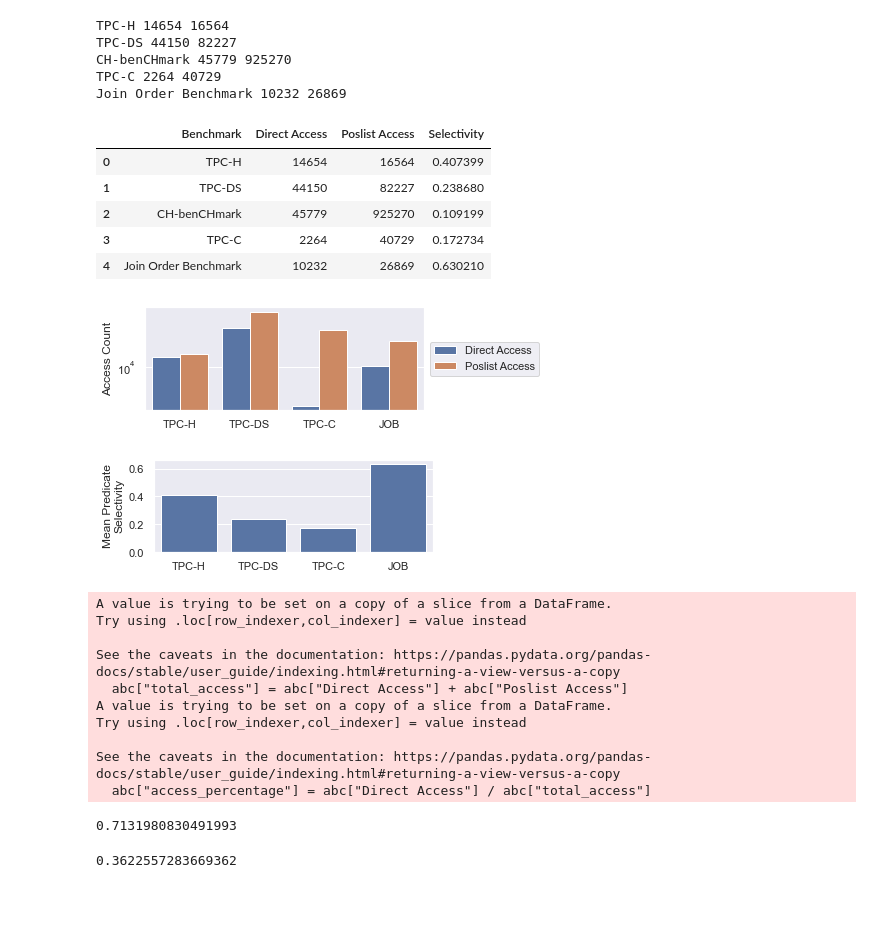
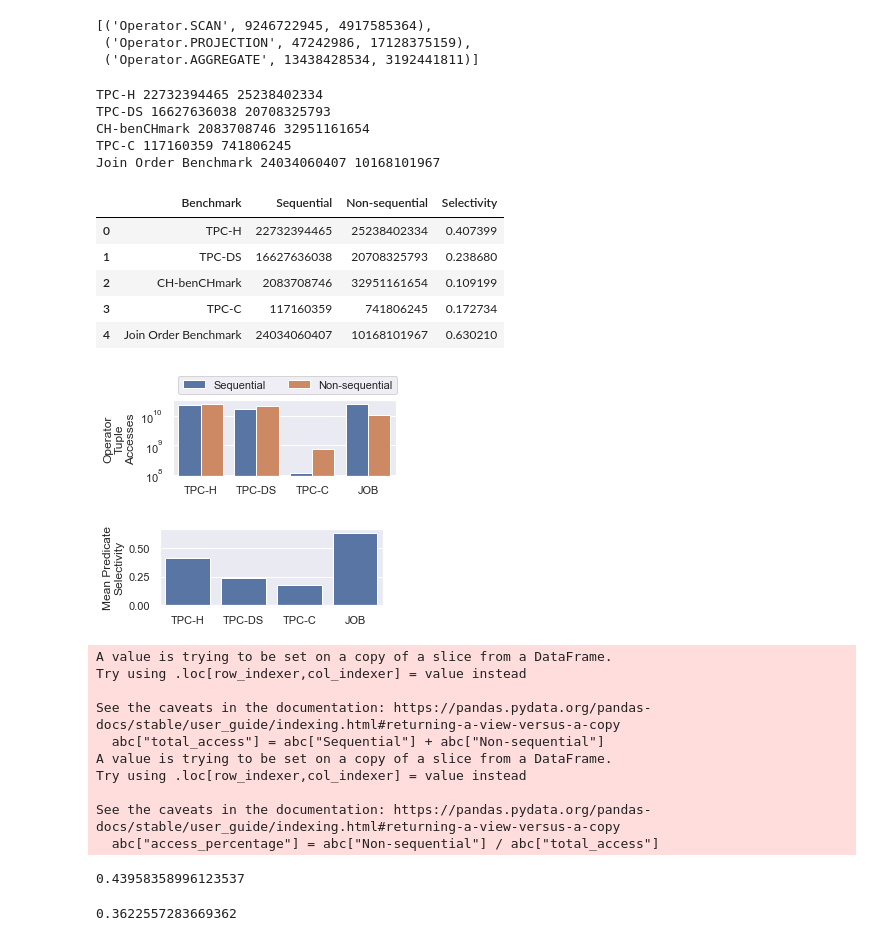
Before and after one commit to linuslh1996/column-compression, a Jupyter notebook: notebooks/AnalyseWorkloadsRandomAccess.ipynb, the cells around one changed output. Drawn from its saved outputs; the diff is of its cells as text; code cells hidden in the pictures; blank space fills up the shorter version.

```diff
--- a/notebooks/AnalyseWorkloadsRandomAccess.ipynb
+++ b/notebooks/AnalyseWorkloadsRandomAccess.ipynb
@@ -102,9 +102,18 @@ def get_workload_data(workload_directory: Path) -> DataFrame:
         # Calculate Information
         #grouped_by_column_type: DataFrame = table.groupby([COLUMN_TYPE, DATA_TYPE, OPERATOR_TYPE, WORKLOAD], as_index=False)[RUNTIME_S].sum().reset_index()
         # 0: DATA, 1: REFERENCE
-        g = table.groupby(COLUMN_TYPE)[COLUMN_TYPE].count()
-        aggregated_data.append((str(operator), g[0], g[1] if len(g) > 1 else 0))
+        try:
+            g = table.groupby(COLUMN_TYPE)["INPUT_ROW_COUNT"].sum()
+            aggregated_data.append((str(operator), g[0], g[1] if len(g) > 1 else 0))
+        except KeyError:
+             continue
     return aggregated_data
+
+get_workload_data(workloads / "TPC-H")
+# %% [output]
+[('Operator.SCAN', 9246722945, 4917585364),
+ ('Operator.PROJECTION', 47242986, 17128375159),
+ ('Operator.AGGREGATE', 13438428534, 3192441811)]
 # %%
 relative = []
 for b in ["TPC-H", "TPC-DS", "CH-benCHmark", "TPC-C", "Join Order Benchmark"]:
@@ -120,45 +129,51 @@ for b in ["TPC-H", "TPC-DS", "CH-benCHmark", "TPC-C", "Join Order Benchmark"]:
 
     relative.append((b, data, ref, table["selectivity"].mean()))
 # %% [output]
-TPC-H 14654 16564
-TPC-DS 44150 82227
-CH-benCHmark 45779 925270
-TPC-C 2264 40729
-Join Order Benchmark 10232 26869
+TPC-H 22732394465 25238402334
+TPC-DS 16627636038 20708325793
+CH-benCHmark 2083708746 32951161654
+TPC-C 117160359 741806245
+Join Order Benchmark 24034060407 10168101967
 # %%
-df = pd.DataFrame(relative, columns=["Benchmark", "Direct Access", "Poslist Access", "Selectivity"])
+df = pd.DataFrame(relative, columns=["Benchmark", "Sequential", "Non-sequential", "Selectivity"])
 df
 # %% [output]
-|  | Benchmark | Direct Access | Poslist Access | Selectivity |
-| 0 | TPC-H | 14654 | 16564 | 0.407399 |
-| 1 | TPC-DS | 44150 | 82227 | 0.238680 |
-| 2 | CH-benCHmark | 45779 | 925270 | 0.109199 |
-| 3 | TPC-C | 2264 | 40729 | 0.172734 |
-| 4 | Join Order Benchmark | 10232 | 26869 | 0.630210 |
+|  | Benchmark | Sequential | Non-sequential | Selectivity |
+| 0 | TPC-H | 22732394465 | 25238402334 | 0.407399 |
+| 1 | TPC-DS | 16627636038 | 20708325793 | 0.238680 |
+| 2 | CH-benCHmark | 2083708746 | 32951161654 | 0.109199 |
+| 3 | TPC-C | 117160359 | 741806245 | 0.172734 |
+| 4 | Join Order Benchmark | 24034060407 | 10168101967 | 0.630210 |
 # %%
-sns.set(rc={'figure.figsize':(5,1.7)})
+sns.set(rc={'figure.figsize':(4,1.4)})
 df.loc[df["Benchmark"] == "Join Order Benchmark", "Benchmark"] = "JOB"
 df.loc[df["Benchmark"] == "CH-benCHmark", "Benchmark"] = "CH-\nbenCHmark"
 
+
+
 tidy = df.melt(id_vars='Benchmark').rename(columns=str.title)
 tidy["Access"] = tidy["Variable"]
+
 
 tidy = tidy[tidy["Benchmark"] != "CH-\nbenCHmark"]
 
 d = tidy[tidy["Variable"] != "Selectivity"]
 ax= sns.barplot(x='Benchmark', y='Value', hue='Access', data=d)
 
-ax.legend(loc='center left', bbox_to_anchor=(1, 0.5))
+ax.legend(loc='center left', bbox_to_anchor=(-0.0, 1.2), ncol=2)
+
 ax.set_yscale('log')
 #ax.set_xticklabels(ax.get_xticklabels(),rotation=90)
 #plt.ylim((1, df["Poslist Accesses"].max() + df["Direct Accesses"].max() + 10**6))
 
-ax.set_ylabel("Access Count")
+ax.set_ylabel("Operator\nTuple\nAccesses")
 ax.set_xlabel("")
 plt.savefig(f"visualizations/benchmark_accesses.svg", format="svg")
 # %% [output]
-[figure, old version]
+[figure, new version]
 # %%
+sns.set(rc={'figure.figsize':(4,1.4)})
+
 ax= sns.barplot(x='Benchmark', y='Value', hue='Access', data=tidy[tidy["Variable"] == "Selectivity"])
 
 #ax.legend(loc='center left', bbox_to_anchor=(1, 0.5))
@@ -169,24 +184,24 @@ ax.set_ylabel("Mean Predicate\nSelectivity")
 ax.set_xlabel("")
 plt.savefig(f"visualizations/benchmark_selectivity.svg", format="svg")
 # %% [output]
-[figure, old version]
+[figure, new version]
 # %%
 abc = df[df["Benchmark"] != "CH-\nbenCHmark"]
-abc["total_access"] = abc["Direct Access"] + abc["Poslist Access"]
-abc["access_percentage"] = abc["Direct Access"] / abc["total_access"]
+abc["total_access"] = abc["Sequential"] + abc["Non-sequential"]
+abc["access_percentage"] = abc["Non-sequential"] / abc["total_access"]
 1 - abc["access_percentage"].mean()
 # %% [output]
 A value is trying to be set on a copy of a slice from a DataFrame.
 Try using .loc[row_indexer,col_indexer] = value instead
 
 See the caveats in the documentation: https://pandas.pydata.org/pandas-docs/stable/user_guide/indexing.html#returning-a-view-versus-a-copy
-  abc["total_access"] = abc["Direct Access"] + abc["Poslist Access"]
+  abc["total_access"] = abc["Sequential"] + abc["Non-sequential"]
 A value is trying to be set on a copy of a slice from a DataFrame.
 Try using .loc[row_indexer,col_indexer] = value instead
 
 See the caveats in the documentation: https://pandas.pydata.org/pandas-docs/stable/user_guide/indexing.html#returning-a-view-versus-a-copy
-  abc["access_percentage"] = abc["Direct Access"] / abc["total_access"]
+  abc["access_percentage"] = abc["Non-sequential"] / abc["total_access"]
-0.7131980830491993
+0.43958358996123537
 # %%
 abc["Selectivity"].mean()
 # %% [output]
```
Also changed, not shown: 4 other files.
